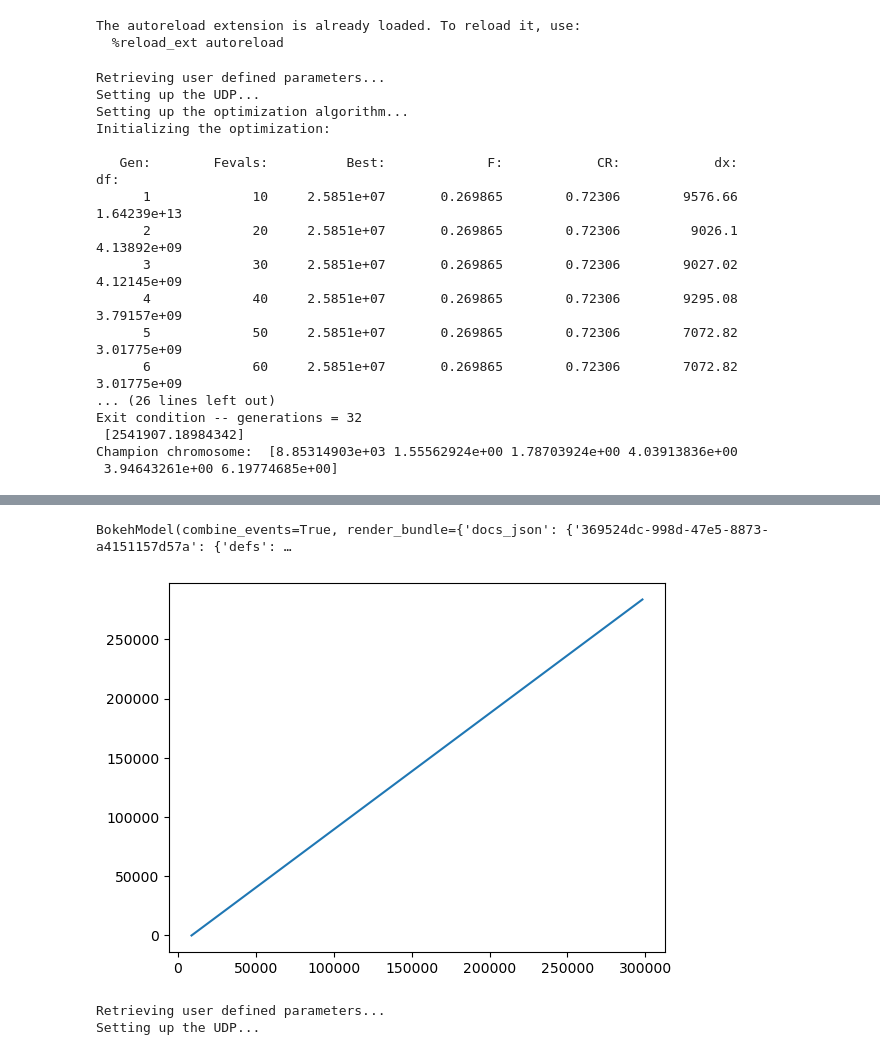
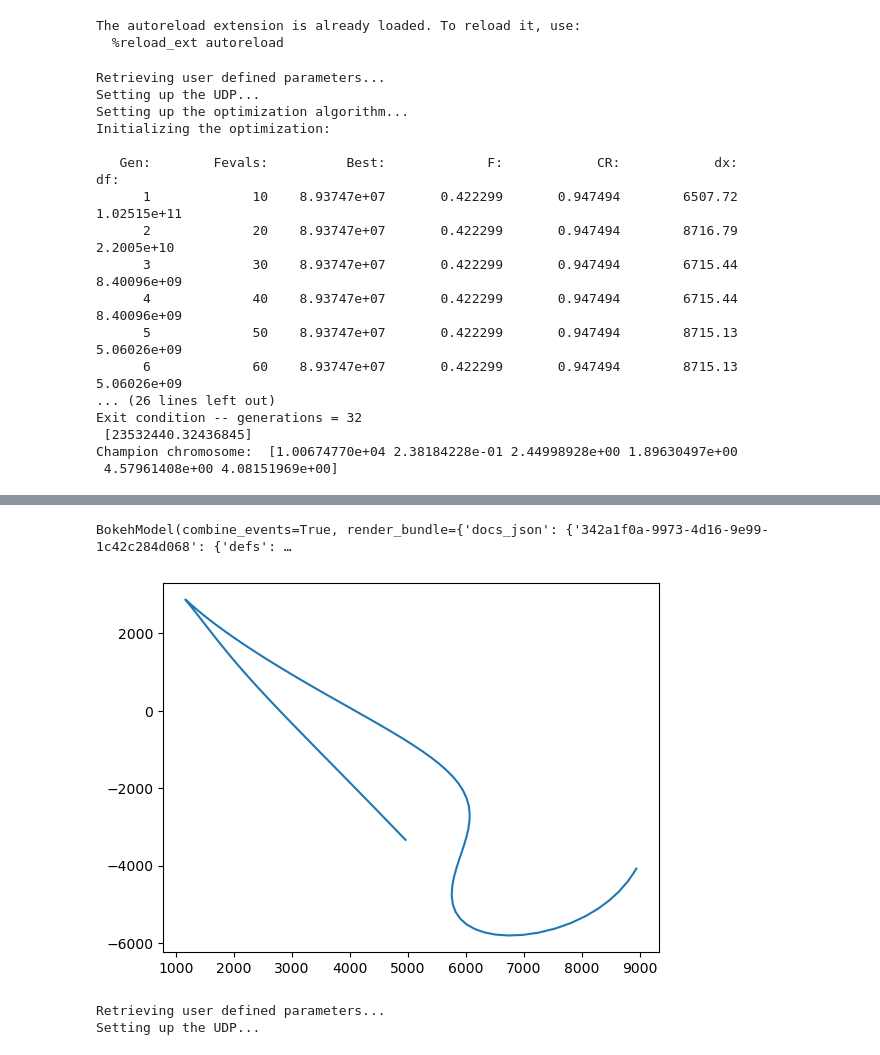
Before and after one commit to rasmusmarak/TOSS, a Jupyter notebook: Introductory Tests/traj_opt.ipynb, the cells around one changed output, grey strips where cells are left out. Drawn from its saved outputs; the diff is of its cells as text; code cells hidden in the pictures.

Commit message:
Added quaternion rotation. Working version.

```diff
--- a/Introductory Tests/traj_opt.ipynb
+++ b/Introductory Tests/traj_opt.ipynb
@@ -25,7 +26,12 @@ def setup_parameters():
     """Set up of required hyperparameters for the optimization scheme.
 
     Returns:
-        body_density (float): Body density of celestial body.
+        body_args (np.ndarray): Paramteers relating to the celestial body:
+            [0] body_density (float): Body density of celestial body.
+            [1] body_mu (float): Gravitational parameter for celestial body.
+            [2] body_declination (float): Declination angle of spin axis.
+            [3] body_right_acension (float): Right ascension angle of spin axis.
+            [4] body_spin_period (float): Rotational period around spin axis of the body.
         target_altitude (float): Squared value of the satellite's orbital target altitude.
         final_time (float): Final time for the integration of trajectory.
         start_time (float): Start time for the integration of trajectory.
@@ -37,8 +43,15 @@ def setup_parameters():
         population_size (int): Number of chromosomes to compare at each generation.
         number_of_generations (int): Number of generations for the genetic opimization.
     """
+    # Body parameters
+    body_density = 533                  # https://sci.esa.int/web/rosetta/-/14615-comet-67p
+    body_mu = 665.666                   # Gravitational parameter for 67P/C-G
+    body_declination = 64               # [degrees] https://sci.esa.int/web/rosetta/-/14615-comet-67p
+    body_right_ascension = 69           # [degrees] https://sci.esa.int/web/rosetta/-/14615-comet-67p
+    body_spin_period = 12.06*3600       # [seconds] https://sci.esa.int/web/rosetta/-/14615-comet-67p
+    body_args = np.array([body_density, body_mu, body_declination, body_right_ascension, body_spin_period])
+
     # Setup hyperparameters:
-    body_density = 533                  # https://sci.esa.int/web/rosetta/-/14615-comet-67p
     target_altitude = 5000**2           # Target altitude squared
     final_time = 20*3600.0              # Final time
     start_time = 0                      # Starting time
@@ -51,7 +64,7 @@ def setup_parameters():
     # Defining the parameter space for the optimization
     #   (Parameters are defined in osculating orbital elements)
     a = [5000, 15000] # Semi-major axis
-    e = [0, 1]        # Eccentricity [0, 1]
+    e = [0, 5]        # Eccentricity [0, 1]
     o = [0, 2*pi]     # Right ascension of ascending node [0,2*pi]
     w = [0, 2*pi]     # Argument of periapsis [0, 2*pi]
     i = [0, pi]       # Inclination [0, pi]
@@ -67,7 +80,7 @@ def setup_parameters():
     population_size = 10 #10
     number_of_generations = 32 #32
 
-    return body_density, target_altitude, final_time, start_time, time_step, lower_bounds, upper_bounds, algorithm, radius_bounding_sphere, population_size, number_of_generations
+    return body_args, target_altitude, final_time, start_time, time_step, lower_bounds, upper_bounds, algorithm, radius_bounding_sphere, population_size, number_of_generations
 # %%
 # Main script:
 
@@ -78,11 +91,11 @@ def run():
     """
 
     print("Retrieving user defined parameters...")
-    body_density, target_altitude, final_time, start_time, time_step, lower_bounds, upper_bounds, algorithm, radius_bounding_sphere, population_size, number_of_generations = setup_parameters()
+    body_args, target_altitude, final_time, start_time, time_step, lower_bounds, upper_bounds, algorithm, radius_bounding_sphere, population_size, number_of_generations = setup_parameters()
 
     # Setup User-Defined Problem (UDP)
     print("Setting up the UDP...")
-    udp = udp_initial_condition(body_density, target_altitude, final_time, start_time, time_step, lower_bounds, upper_bounds, algorithm, radius_bounding_sphere)
+    udp = udp_initial_condition(body_args, target_altitude, final_time, start_time, time_step, lower_bounds, upper_bounds, algorithm, radius_bounding_sphere)
     prob = pg.problem(udp)
 
     # Setup optimization algorithm
@@ -102,9 +115,16 @@ def run():
     # Retrieving champion chromosome
     x = pop.champion_x
 
+    # Convert osculating orbital elements to cartesian for integration
+    body_mu = 665.666
+    r, v = pk.par2ic(E=x, mu=body_mu)
+    r = np.array(r)
+    v = np.array(v)
+    x_cartesian = np.concatenate((r,v), axis=None)
+
     # Compute optimized trajectory
-    trajectory = Trajectory(body_density, final_time, start_time, time_step, algorithm, radius_bounding_sphere)
-    trajectory_info, _, _  = trajectory.integrate(x)
+    trajectory = Trajectory(body_args, final_time, start_time, time_step, algorithm, radius_bounding_sphere)
+    trajectory_info, _, _  = trajectory.integrate(x_cartesian)
 
     # Plot optimized trajectory
     trajectory.plot_trajectory(trajectory_info[0:3,:])
@@ -131,14 +151,14 @@ Setting up the optimization algorithm...
 Initializing the optimization:
 
    Gen:        Fevals:          Best:             F:            CR:            dx:            df:
-      1             10     2.5851e+07       0.269865        0.72306        9576.66    1.64239e+13
-      2             20     2.5851e+07       0.269865        0.72306         9026.1    4.13892e+09
-      3             30     2.5851e+07       0.269865        0.72306        9027.02    4.12145e+09
-      4             40     2.5851e+07       0.269865        0.72306        9295.08    3.79157e+09
-      5             50     2.5851e+07       0.269865        0.72306        7072.82    3.01775e+09
-      6             60     2.5851e+07       0.269865        0.72306        7072.82    3.01775e+09
+      1             10    8.93747e+07       0.422299       0.947494        6507.72    1.02515e+11
+      2             20    8.93747e+07       0.422299       0.947494        8716.79     2.2005e+10
+      3             30    8.93747e+07       0.422299       0.947494        6715.44    8.40096e+09
+      4             40    8.93747e+07       0.422299       0.947494        6715.44    8.40096e+09
+      5             50    8.93747e+07       0.422299       0.947494        8715.13    5.06026e+09
+      6             60    8.93747e+07       0.422299       0.947494        8715.13    5.06026e+09
 ... (26 lines left out)
 Exit condition -- generations = 32
- [2541907.18984342]
-Champion chromosome:  [8.85314903e+03 1.55562924e+00 1.78703924e+00 4.03913836e+00
- 3.94643261e+00 6.19774685e+00]
+ [23532440.32436845]
+Champion chromosome:  [1.00674770e+04 2.38184228e-01 2.44998928e+00 1.89630497e+00
+ 4.57961408e+00 4.08151969e+00]
@@ -146,5 +166,5 @@ Champion chromosome:  [8.85314903e+03 1.55562924e+00 1.78703924e+00 4.03913836e+
-BokehModel(combine_events=True, render_bundle={'docs_json': {'369524dc-998d-47e5-8873-a4151157d57a': {'defs': …
+BokehModel(combine_events=True, render_bundle={'docs_json': {'342a1f0a-9973-4d16-9e99-1c42c284d068': {'defs': …
-[figure, old version]
+[figure, new version]
 # %%
 import pykep as pk
 x = [8.85314903e+03, 1.55562924e+00, 1.78703924e+00, 4.03913836e+00, 3.94643261e+00, 6.19774685e+00]
```
Also changed, not shown: parts of 3 cells of this notebook, 3 other files.
